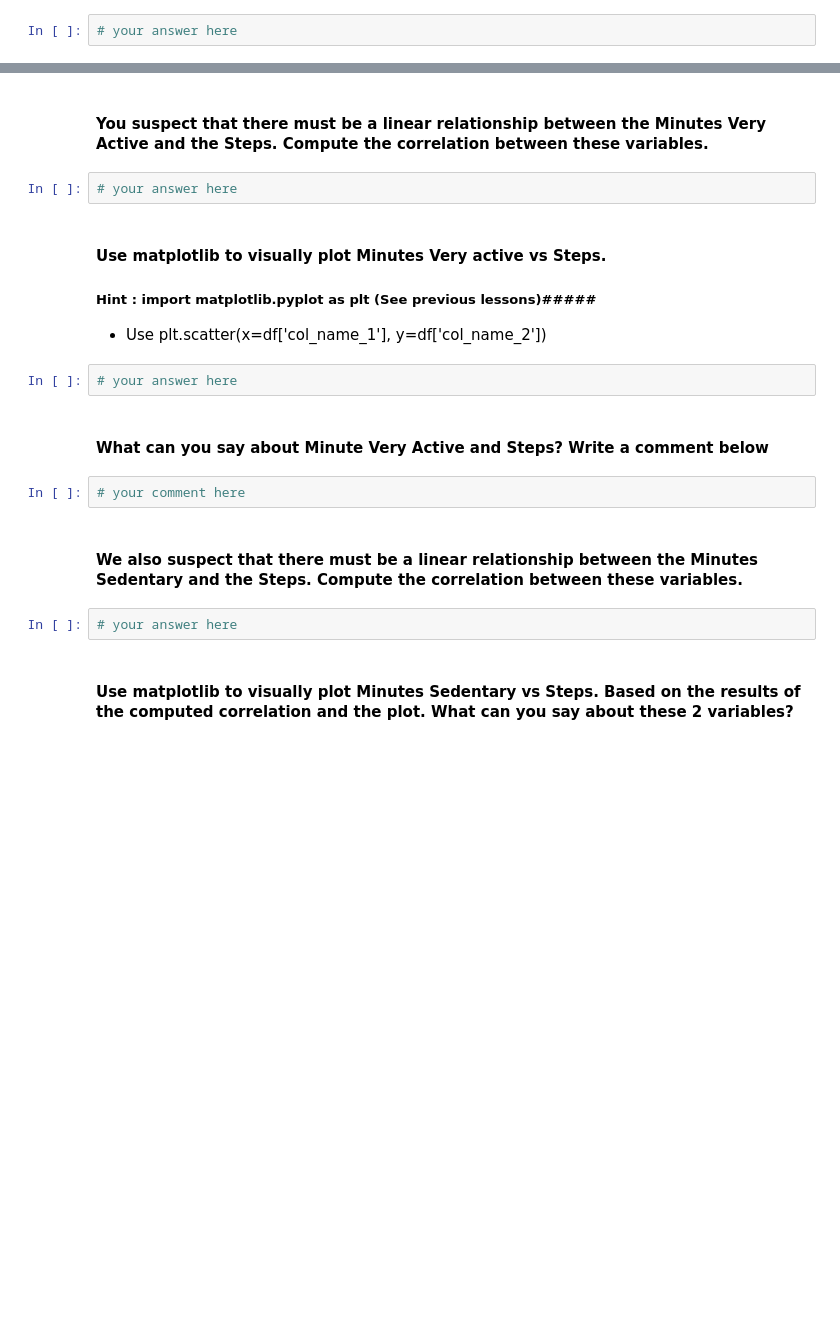
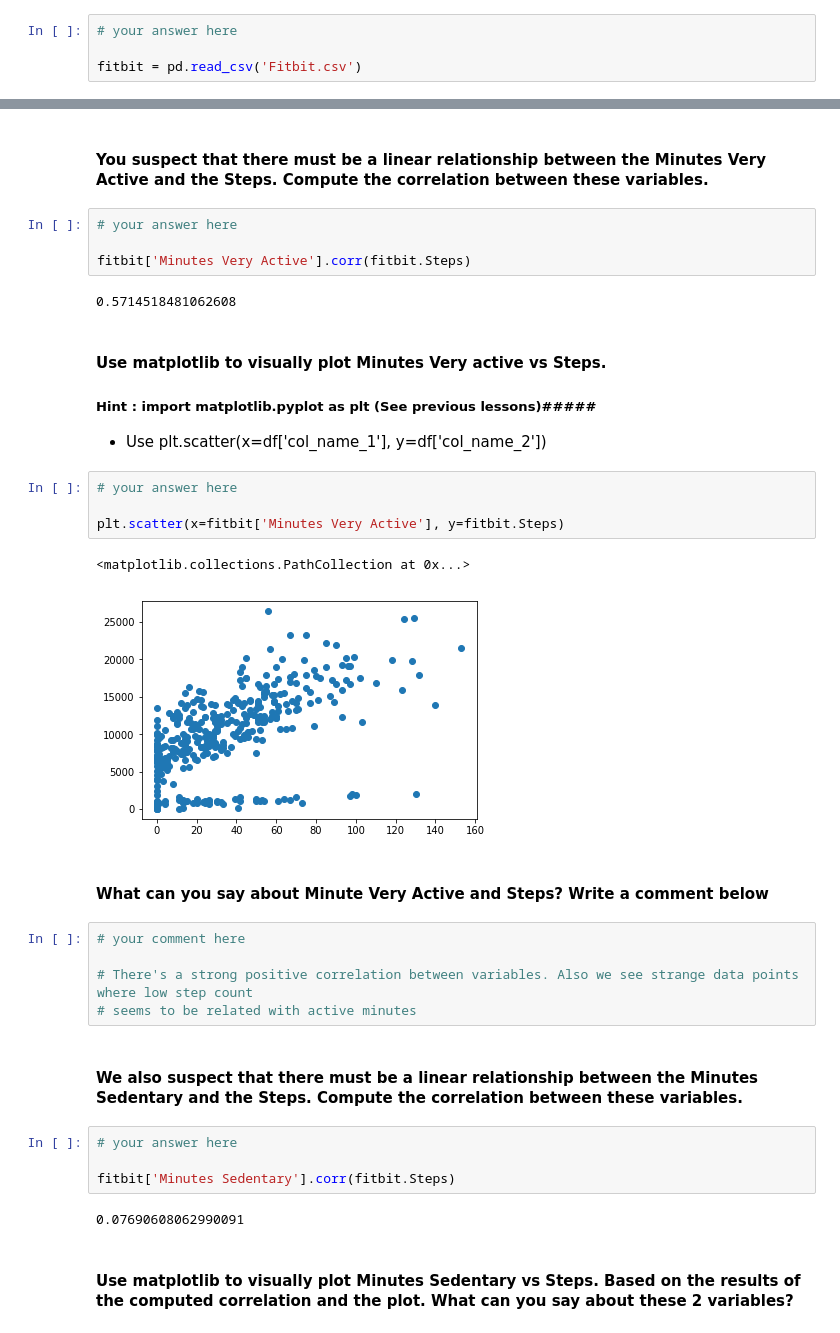
Before and after one commit to ta-datapt-bcn/lab-pivot-table-and-correlation, a Jupyter notebook: your_code/main.ipynb, the cells around one changed output, grey strips where cells are left out. Cells and saved outputs as stored; diff of their text form; blank space fills up the shorter version.

Commit message:
[DEC19][HSosa][lab-pivot-table-and-correlation]

```diff
--- a/your_code/main.ipynb
+++ b/your_code/main.ipynb
@@ -70,6 +183,8 @@
 #### Open the ` Fitbit.csv` file and name your dataset `fitbit`
 # %%
 # your answer here
+
+fitbit = pd.read_csv('Fitbit.csv')
 # %% [markdown]
 #### Explore you dataset in terms of data types and descriptive statistics
 #### *Hint: Use Pandas functions from previous lectures*
@@ -81,21 +226,37 @@
 #### You suspect that there must be a linear relationship between the Minutes Very Active and the Steps. Compute the correlation between these variables.
 # %%
 # your answer here
+
+fitbit['Minutes Very Active'].corr(fitbit.Steps)
+# %% [output]
+0.5714518481062608
 # %% [markdown]
 #### Use matplotlib to visually plot Minutes Very active vs Steps.
 
 ##### Hint : import matplotlib.pyplot as plt (See previous lessons)#####
 - Use plt.scatter(x=df['col_name_1'], y=df['col_name_2'])
-# %%
-# your answer here
+# %%
+# your answer here
+
+plt.scatter(x=fitbit['Minutes Very Active'], y=fitbit.Steps)
+# %% [output]
+<matplotlib.collections.PathCollection at 0x...>
+[figure, added]
 # %% [markdown]
 #### What can you say about Minute Very Active and Steps? Write a comment below
-# %%
-# your comment here
+# %%
+# your comment here
+
+# There's a strong positive correlation between variables. Also we see strange data points where low step count
+# seems to be related with active minutes
 # %% [markdown]
 #### We also suspect that there must be a linear relationship between the Minutes Sedentary and the Steps. Compute the correlation between these variables.
 # %%
 # your answer here
+
+fitbit['Minutes Sedentary'].corr(fitbit.Steps)
+# %% [output]
+0.07690608062990091
 # %% [markdown]
 #### Use matplotlib to visually plot Minutes Sedentary vs Steps. Based on the results of the computed correlation and the plot. What can you say about these 2 variables?
 # %%
```
Also changed, not shown: parts of 36 cells of this notebook, 1 other file.
